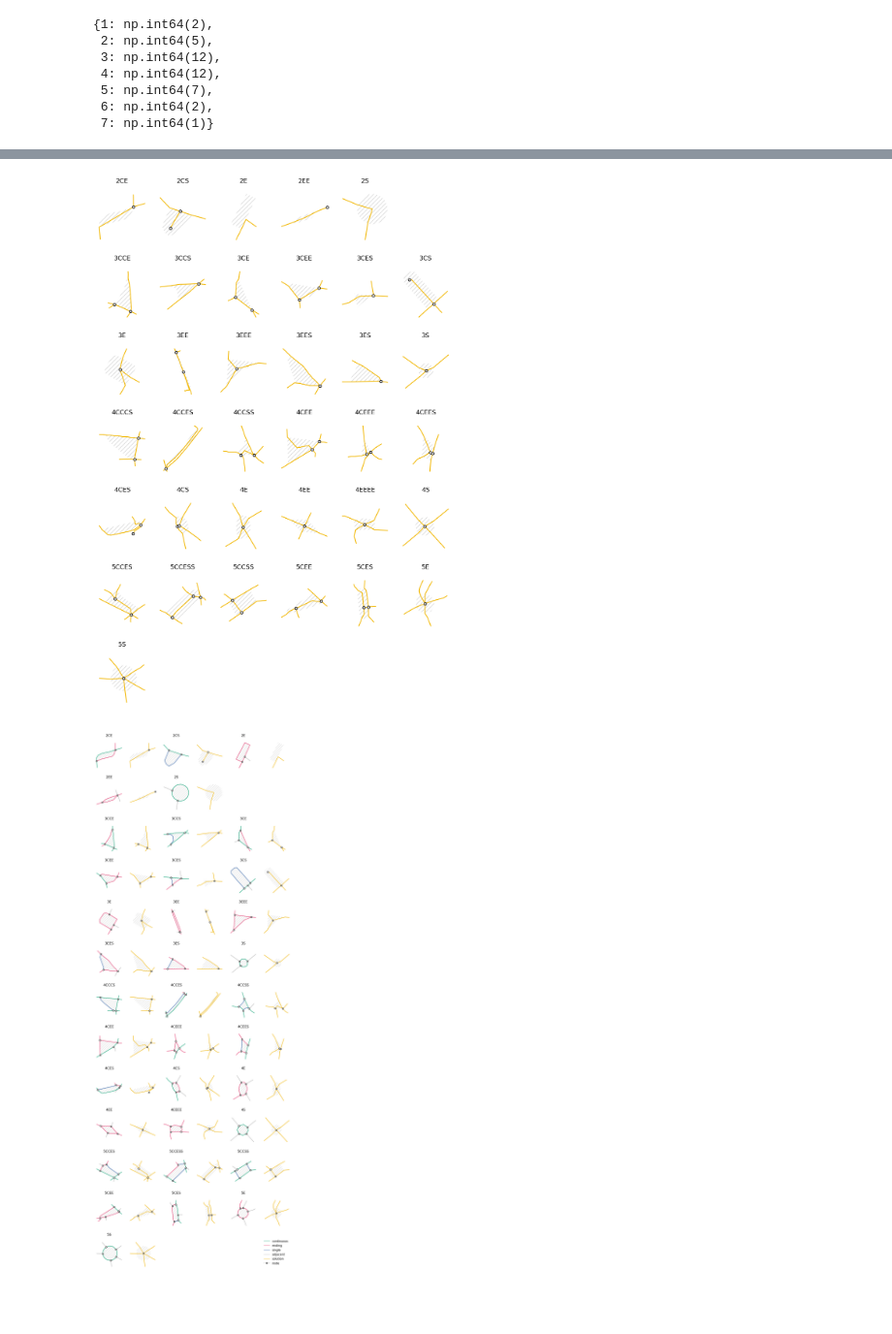
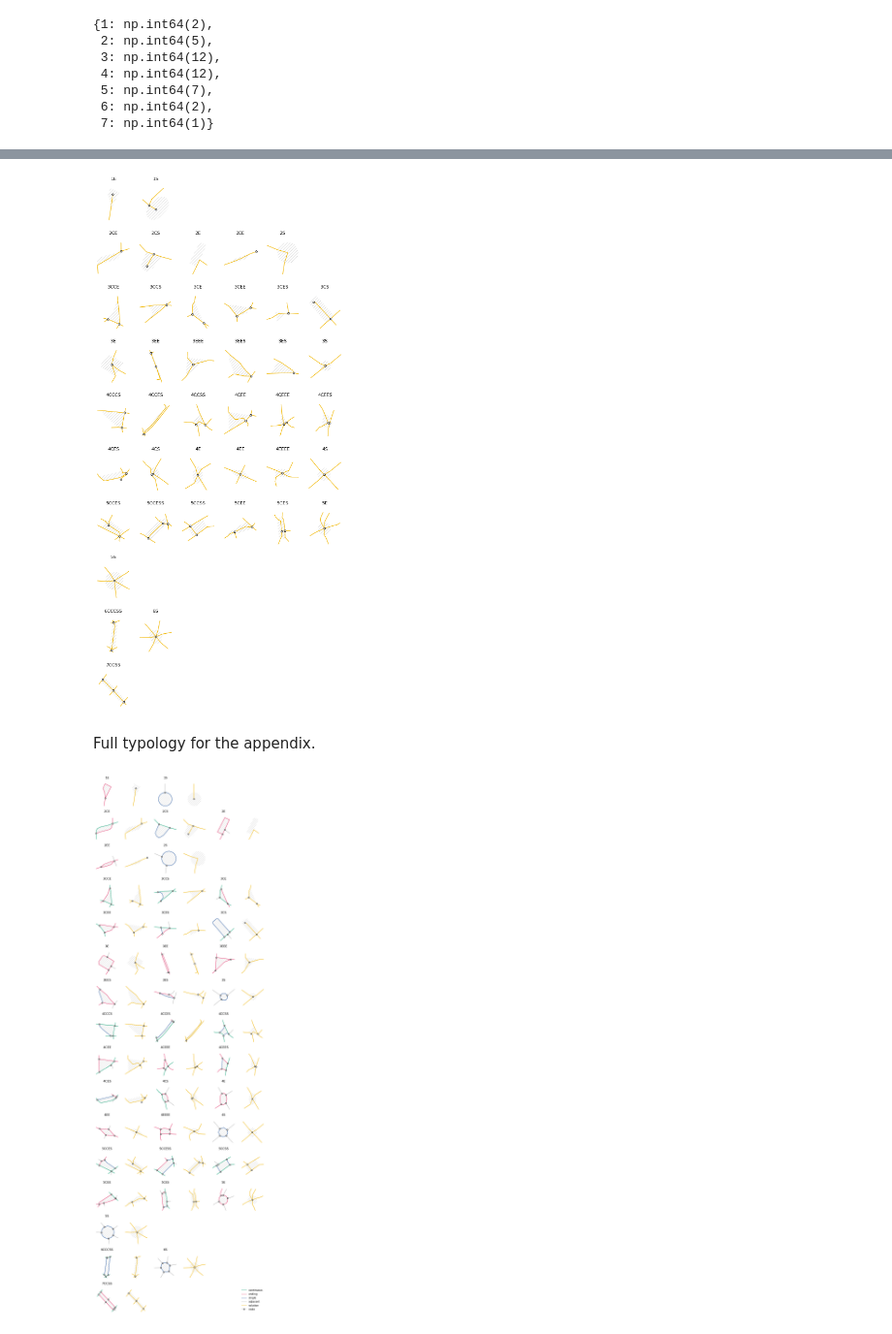
Before and after one commit to uscuni/simplification, a Jupyter notebook: notebooks/figures/ces_illustration.ipynb, the cells around one changed output, grey strips where cells are left out. Shown at 97% size. Drawn from its saved outputs; the diff is of its cells as text; code cells hidden in the pictures; blank space fills up the shorter version.

```diff
--- a/notebooks/figures/ces_illustration.ipynb
+++ b/notebooks/figures/ces_illustration.ipynb
@@ -121,7 +100,7 @@ counts
 # %%
-fig, axs = plt.subplots(7, 6, figsize=(12, 18))
+fig, axs = plt.subplots(10, 6, figsize=(12, 26))
 row = 0
-for i in range(2, 6):
+for i in range(1, 8):
     ces_i = all_types.index[all_types.index.str.startswith(str(i))]
     if len(ces_i) < 7:
         for loc, ces in enumerate(ces_i):
@@ -168,7 +149,7 @@ for ext in ["png", "svg", "pdf"]:
 # %%
-fig, axs = plt.subplots(7, 6, figsize=(12, 18))
+fig, axs = plt.subplots(10, 6, figsize=(12, 26))
 row = 0
-for i in range(2, 6):
+for i in range(1, 8):
     ces_i = all_types.index[all_types.index.str.startswith(str(i))]
     if len(ces_i) < 7:
         for loc, ces in enumerate(ces_i):
@@ -192,46 +173,51 @@ for ax in axs.flat:
 for ext in ["png", "svg", "pdf"]:
     plt.savefig(f"../../illustrations/ces_liege_solution.{ext}", bbox_inches="tight")
 # %% [output]
-[figure, old version]
+[figure, new version]
+# %% [markdown]
+Full typology for the appendix.
 # %%
-fig, axs = plt.subplots(13, 6, figsize=(12, 33))
+fig, axs = plt.subplots(16, 6, figsize=(12, 38))
 row = 0
-for i in range(2, 6):
+for i in range(1, 8):
     ces_i = all_types.index[all_types.index.str.startswith(str(i))]
     loc = 0
     for ces in ces_i:
         if loc >= axs.shape[1]:  # Move to the next row if current row is full
             row += 1
             loc = 0
-        geom = artifacts[artifacts.ces_type == ces].geometry.iloc[0]
+        if ces in ["1S", "3ES"]:  # that first example is weird
+            geom = artifacts[artifacts.ces_type == ces].geometry.iloc[-1]
+        else:
+            geom = artifacts[artifacts.ces_type == ces].geometry.iloc[0]
         core.viz.ces.plot_ces(roads, geom, axs[row, loc])
         axs[row, loc].set_title(ces)
         core.viz.ces.plot_simplified(simplified, geom, axs[row, loc + 1])
         loc += 2
     row += 1
 for ax in axs.flat:
     ax.set_axis_off()
 
 legend_elements = [
     Line2D([0], [0], color="#11A579", lw=1, label="continuous"),
     Line2D([0], [0], color="#E73F74", lw=1, label="ending"),
     Line2D([0], [0], color="#3969AC", lw=1, label="single"),
     Line2D([0], [0], color="#bbbbbb", lw=1, label="adjacent"),
     Line2D([0], [0], color="#F2B701", lw=1, label="solution"),
     Line2D(
         [0],
         [0],
         marker="o",
         color="lightgrey",
         markeredgecolor="k",
         markersize=5,
         label="node",
     ),
 ]
 
 # Add legend to the plot
 axs[-1, -1].legend(handles=legend_elements, loc="upper right", frameon=False)
 for ext in ["png", "svg", "pdf"]:
     plt.savefig(f"../../illustrations/ces_liege.{ext}", bbox_inches="tight")
 # %% [output]
-[figure, old version]
+[figure, new version]
```
Also changed, not shown: parts of 13 cells of this notebook, 22 other files.
